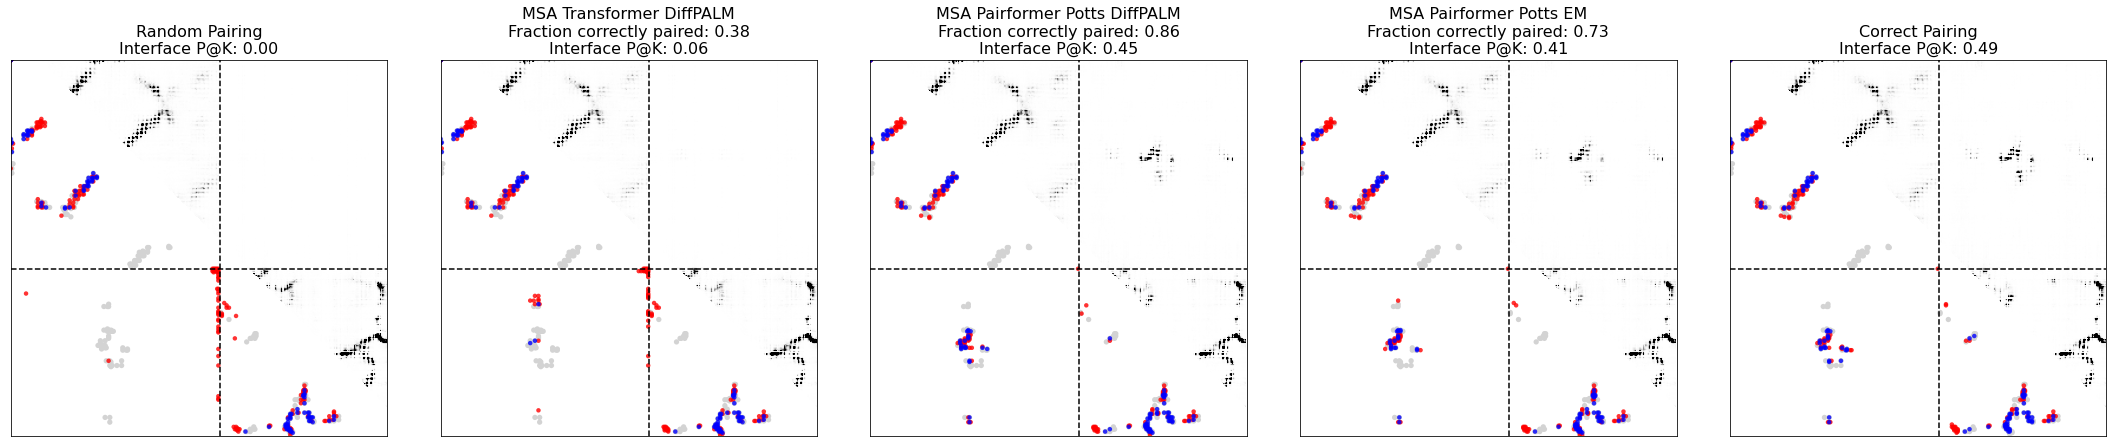
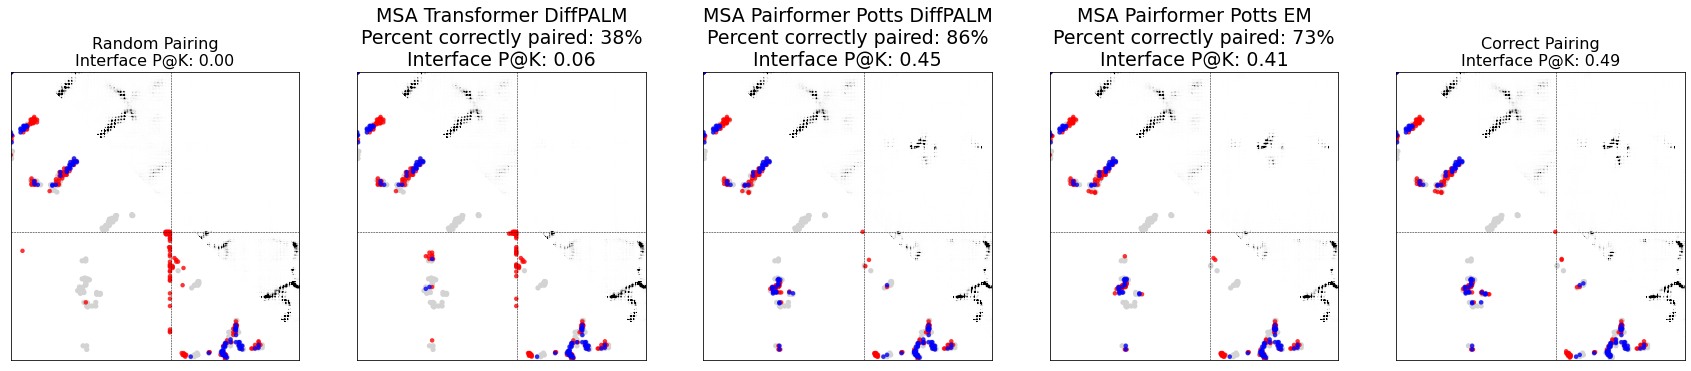
Unified diff of the notebook cell whose output changed from the first chart to the second:
--- before
+++ after
@@ -31,11 +31,14 @@
         vmax = 0.3,
         vmin = 0,
-        monomer_p_at_k = True
+        monomer_p_at_k = True,
     )
     if method not in ["Random Pairing", "Correct Pairing"]:
-        ax[i].set_title(f"{method}\nFraction correctly paired: {pairing_precisions_l[i]:.2f}\nInterface P@K: {precision_d['interface']:.2f}", size=16)
+        # Show % correctly paired as a whole-number fraction
+        correctly_paired_percent = int(round(pairing_precisions_l[i] * 100))
+        ax[i].set_title(f"{method}\nPercent correctly paired: {correctly_paired_percent}%\nInterface P@K: {precision_d['interface']:.2f}", size=19)
+ 
     else:
         ax[i].set_title(f"{method}\nInterface P@K: {precision_d['interface']:.2f}", size=16)
-    ax[i].axvline(len(malg_seq), color='black', linestyle='--')
-    ax[i].axhline(len(malg_seq), color='black', linestyle='--')
-f.tight_layout()
+    ax[i].axvline(len(malg_seq), color='black', linestyle='--', linewidth=0.5)
+    ax[i].axhline(len(malg_seq), color='black', linestyle='--', linewidth=0.5)
+f.savefig("results/pairing/malg_malk_contacts.seed_2.pdf", dpi=300, bbox_inches='tight')

Commit: Update toxin antitoxin and pairing notebooks